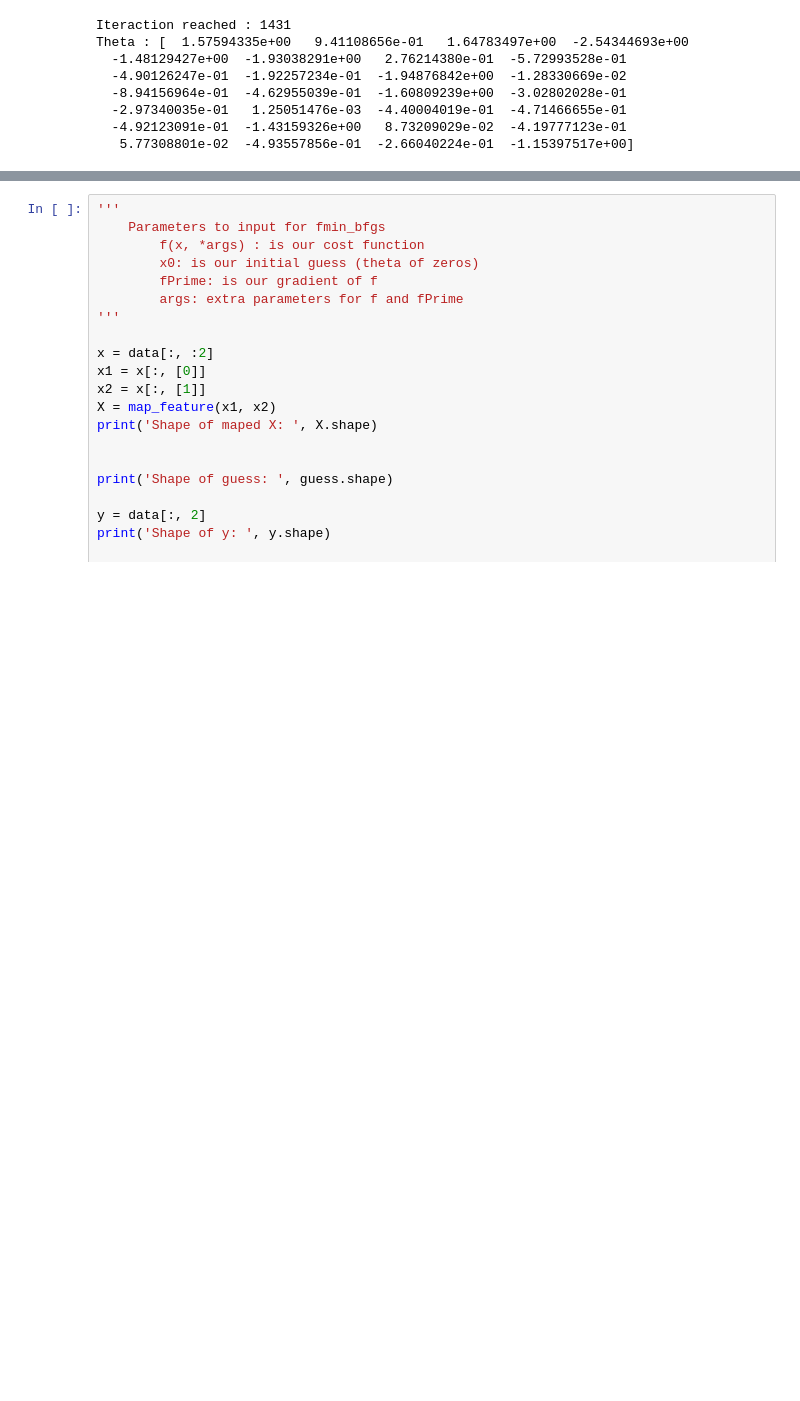
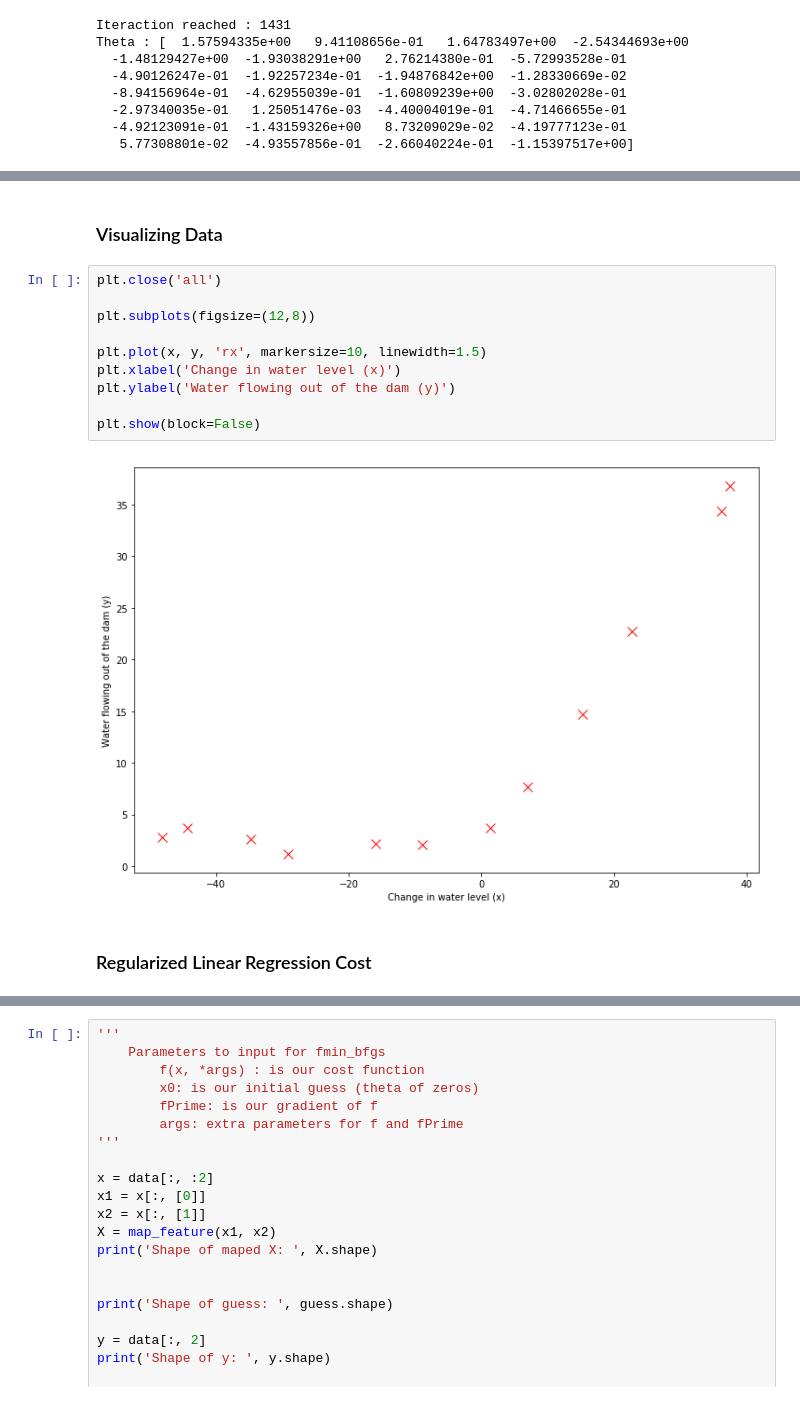
Before and after one commit to angellicacardozo/machine-learning-regularized-logistic-regression, a Jupyter notebook: A Regularized Logistic Regression Tutorial.ipynb, the cells around one changed output, grey strips where cells are left out. Cells and saved outputs as stored; diff of their text form; blank space fills up the shorter version.

```diff
--- a/A Regularized Logistic Regression Tutorial.ipynb
+++ b/A Regularized Logistic Regression Tutorial.ipynb
@@ -247,0 +274,16 @@ plt.show()
+# %% [markdown]
+### Visualizing Data
+# %%
+plt.close('all')
+
+plt.subplots(figsize=(12,8))
+
+plt.plot(x, y, 'rx', markersize=10, linewidth=1.5)
+plt.xlabel('Change in water level (x)')
+plt.ylabel('Water flowing out of the dam (y)')
+
+plt.show(block=False)
+# %% [output]
+[figure, added]
+# %% [markdown]
+### Regularized Linear Regression Cost
```
Also changed, not shown: parts of 7 cells of this notebook.
